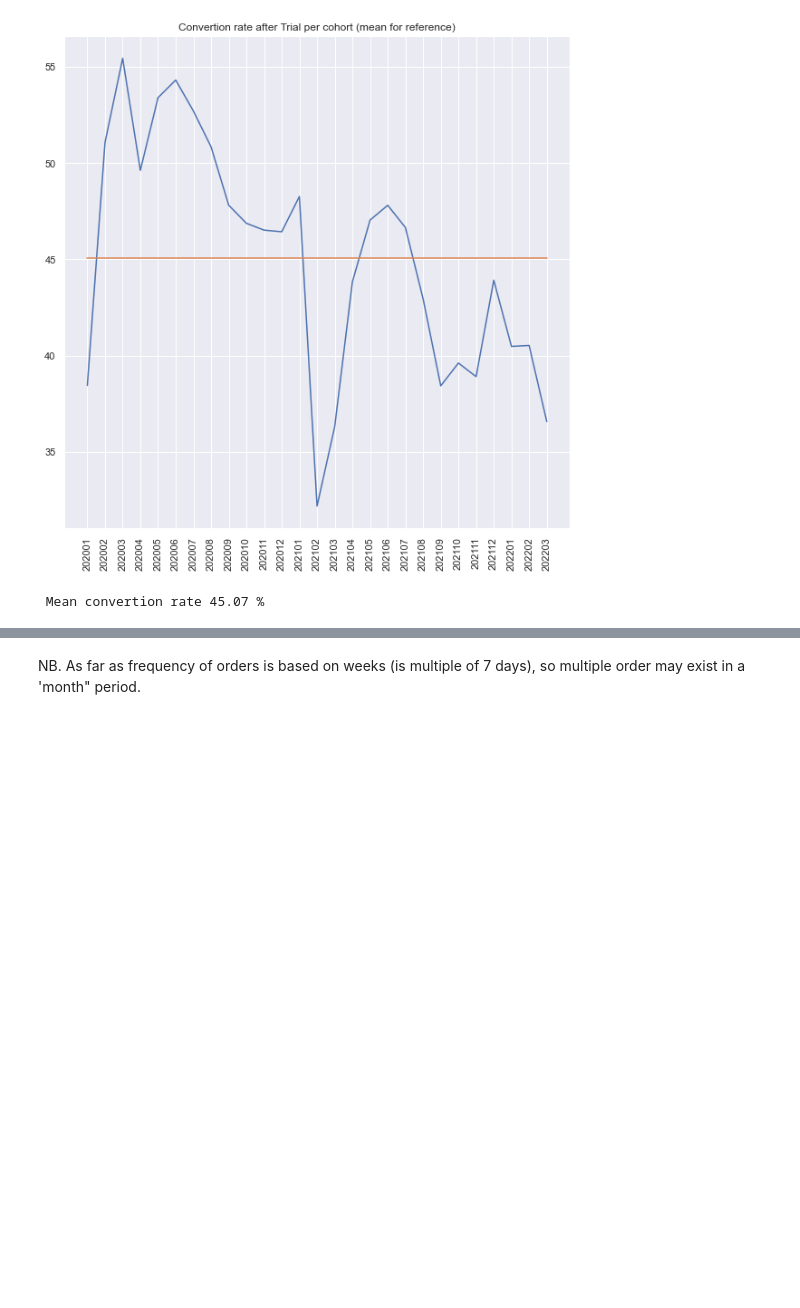
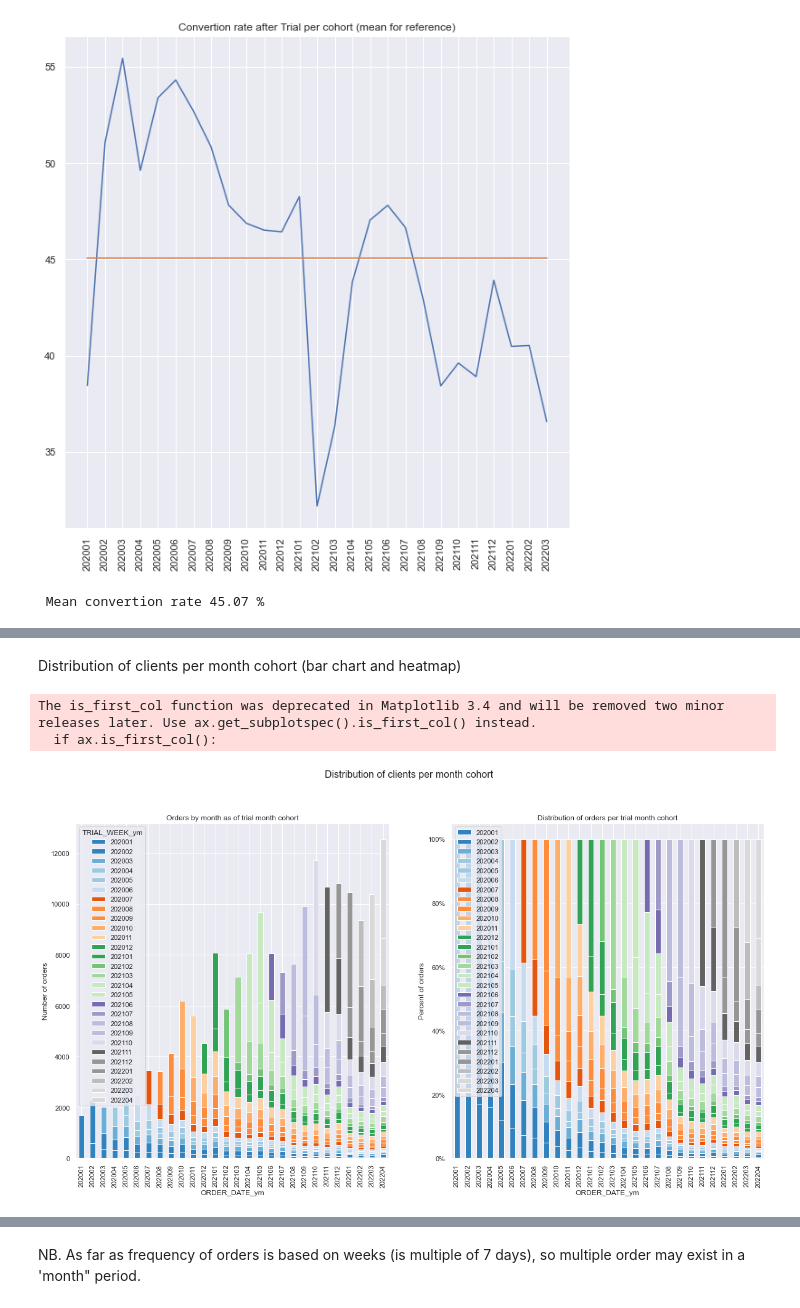
Before and after one commit to yurywallet/test_assignments, a Jupyter notebook: smalls/task_smalls.ipynb, the cells around one changed output, grey strips where cells are left out. Drawn from its saved outputs; the diff is of its cells as text; code cells hidden in the pictures; blank space fills up the shorter version.

```diff
--- a/smalls/task_smalls.ipynb
+++ b/smalls/task_smalls.ipynb
@@ -1142,3 +1147,26 @@ plt.close()
+# %% [markdown]
+Distribution of clients per month cohort (bar chart and heatmap)
+# %%
+import matplotlib.ticker as mtick
+fig, ax = plt.subplots(1,2,figsize=(20,10))
+
+df_piv.T.plot(kind='bar', stacked=True, colormap='tab20c', ax=ax[0])
+ax[0].set_ylabel('Number of orders')
+ax[0].set_title("Orders by month as of trial month cohort")
+
+df_piv_t_norm.T.plot(kind='bar', stacked=True, colormap='tab20c', ax=ax[1])
+ax[1].set_ylabel('Percent of orders')
+ax[1].yaxis.set_major_formatter(mtick.PercentFormatter(1.0))
+ax[1].set_title("Distribution of orders per trial month cohort")
+
+fig.suptitle('Distribution of clients per month cohort', y=1, fontsize=16)
+plt.legend(loc='upper left')
+plt.show()
+plt.close()
+# %% [output]
+The is_first_col function was deprecated in Matplotlib 3.4 and will be removed two minor releases later. Use ax.get_subplotspec().is_first_col() instead.
+  if ax.is_first_col():
+[figure, added]
 # %%
 df_piv=pd.pivot_table(tmptmp,index=['TRIAL_WEEK_ym'], columns=['ORDER_DATE_ym'],values=['num_orders_prev_change'])
 df_piv.columns = df_piv.columns.get_level_values(1)
```
Also changed, not shown: parts of 10 cells of this notebook.
